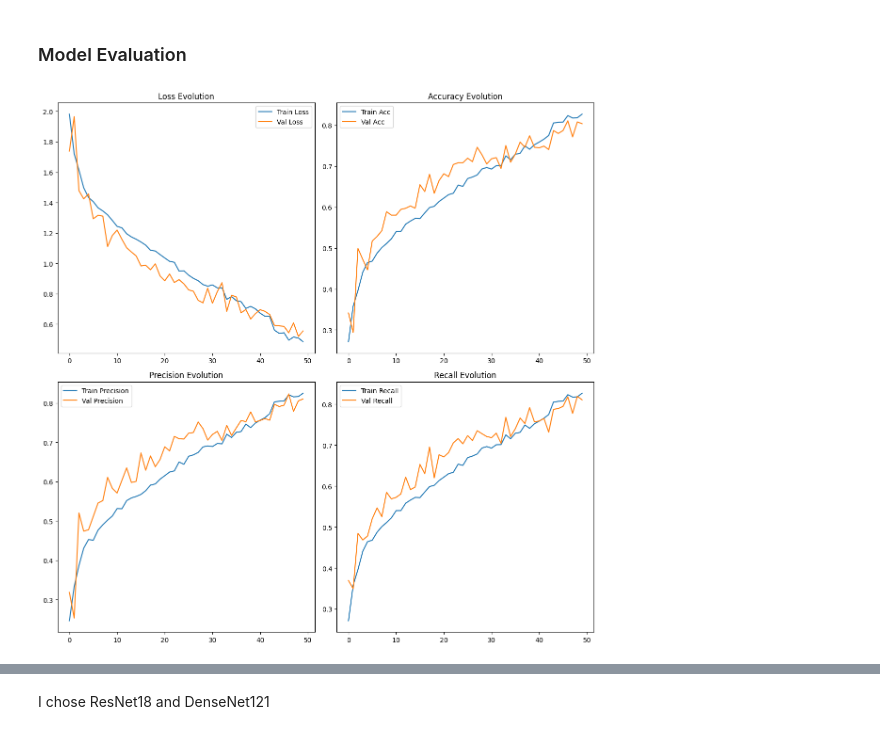
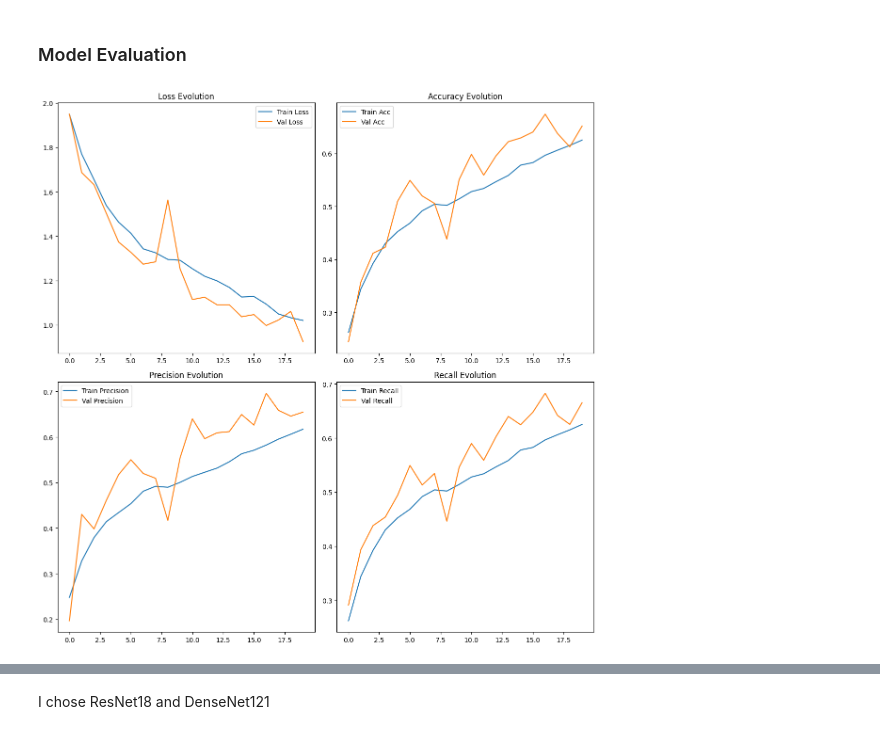
Before and after one commit to codebyrpp/Real-Waste-Classifier, a Jupyter notebook: notebook.ipynb, the cells around one changed output, grey strips where cells are left out. Saved outputs shown, nothing was run; the diff lists cells and outputs as text; code cells hidden in the pictures.

```diff
--- a/notebook.ipynb
+++ b/notebook.ipynb
@@ -520,19 +520,16 @@ def align_history_and_ckpt(history, ckpt_epoch):
 checkpoint_path = 'checkpoint.pth'   # will save model+opt states here
 history_path = 'history.json'
 
-num_epochs = 50                      # total epochs to run (will resume from checkpoint epoch)
-patience = 7                         # early stopping patience
-
+num_epochs = 20                      # total epochs to run (will resume from checkpoint epoch)
+early_stop = 3                         # early stopping patience
+learning_rate = 0.01
 
 # ---------- Model, criterion, optimizer ----------
 device = torch.device('cuda' if torch.cuda.is_available() else 'cpu')
 model = CNNModel(num_classes=num_classes).to(device)
 
 criterion = nn.CrossEntropyLoss()
-optimizer = optim.Adam(model.parameters(), lr=0.01)
-
-# (optional) scheduler
-scheduler = torch.optim.lr_scheduler.ReduceLROnPlateau(optimizer, mode='min', factor=0.5, patience=3)
+optimizer = optim.Adam(model.parameters(), lr=learning_rate)
 # %%
 history = load_history(history_path)
 
@@ -779,39 +753,42 @@ plt.show()
 # %%
 # load history from file
 history = load_history(history_path)
 
 # ---- Plot training history ----
-plt.figure(figsize=(12, 12))
+def plot_history(history):
+    plt.figure(figsize=(12, 12))
 
-# Loss
-plt.subplot(2, 2, 1)
-plt.plot(history['train_loss'], label='Train Loss')
-plt.plot(history['val_loss'], label='Val Loss')
-plt.title('Loss Evolution')
-plt.legend()
+    # Loss
+    plt.subplot(2, 2, 1)
+    plt.plot(history['train_loss'], label='Train Loss')
+    plt.plot(history['val_loss'], label='Val Loss')
+    plt.title('Loss Evolution')
+    plt.legend()
 
-# Accuracy
-plt.subplot(2, 2, 2)
-plt.plot(history['train_acc'], label='Train Acc')
-plt.plot(history['val_acc'], label='Val Acc')
-plt.title('Accuracy Evolution')
-plt.legend()
+    # Accuracy
+    plt.subplot(2, 2, 2)
+    plt.plot(history['train_acc'], label='Train Acc')
+    plt.plot(history['val_acc'], label='Val Acc')
+    plt.title('Accuracy Evolution')
+    plt.legend()
 
-# Precision
-plt.subplot(2, 2, 3)
-plt.plot(history['train_prec'], label='Train Precision')
-plt.plot(history['val_prec'], label='Val Precision')
-plt.title('Precision Evolution')
-plt.legend()
+    # Precision
+    plt.subplot(2, 2, 3)
+    plt.plot(history['train_prec'], label='Train Precision')
+    plt.plot(history['val_prec'], label='Val Precision')
+    plt.title('Precision Evolution')
+    plt.legend()
 
-# Recall
-plt.subplot(2, 2, 4)
-plt.plot(history['train_rec'], label='Train Recall')
-plt.plot(history['val_rec'], label='Val Recall')
-plt.title('Recall Evolution')
-plt.legend()
+    # Recall
+    plt.subplot(2, 2, 4)
+    plt.plot(history['train_rec'], label='Train Recall')
+    plt.plot(history['val_rec'], label='Val Recall')
+    plt.title('Recall Evolution')
+    plt.legend()
 
-plt.tight_layout()
-plt.show()
+    plt.tight_layout()
+    plt.show()
+
+plot_history(history)
 # %% [output]
-[figure, old version]
+[figure, new version]
```
Also changed, not shown: parts of 10 cells of this notebook.
